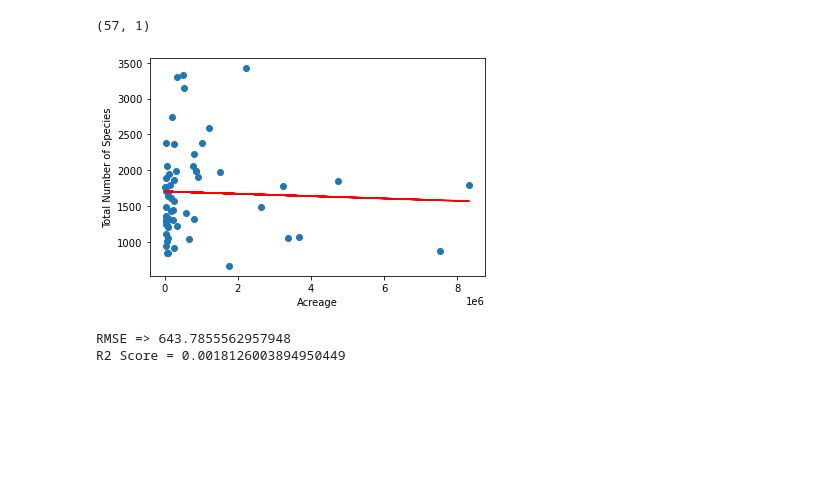
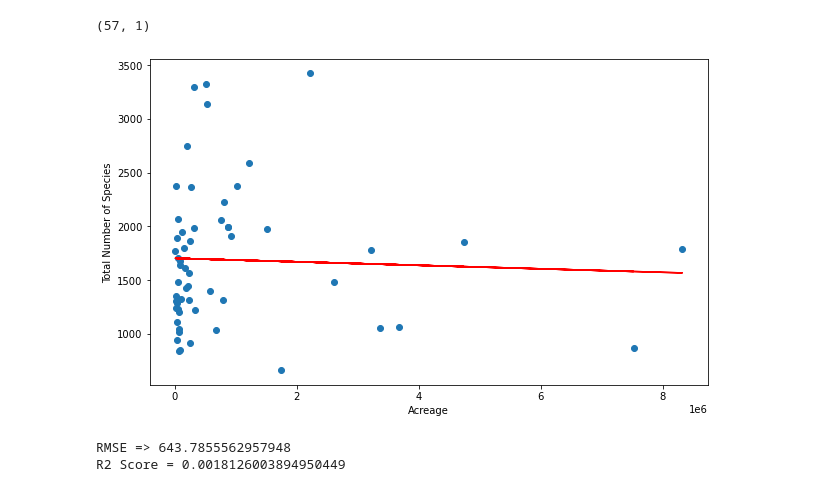
Before and after one commit to holleyvoegtle/Biodiversity_Analysis, a Jupyter notebook: machine-learning/Biodiversity_MachineLearning.ipynb, the cells around one changed output. Drawn from its saved outputs; the diff is of its cells as text; code cells hidden in the pictures; blank space fills up the shorter version.

```diff
--- a/machine-learning/Biodiversity_MachineLearning.ipynb
+++ b/machine-learning/Biodiversity_MachineLearning.ipynb
@@ -195,13 +213,14 @@ print(y_pred.shape)
 # %% [output]
 (57, 1)
 # %%
+plt.figure(figsize=(10,6))
 plt.scatter(X,y)
 plt.plot(X, y_pred, color='red')
 plt.xlabel('Acreage')
 plt.ylabel('Total Number of Species')
 plt.show()
 # %% [output]
-[figure, old version]
+[figure, new version]
 # %%
 #Calculate Root Mean Square Error
 mean_squared_error(y, y_pred)
```
Also changed, not shown: parts of 11 cells of this notebook, 6 other files.
